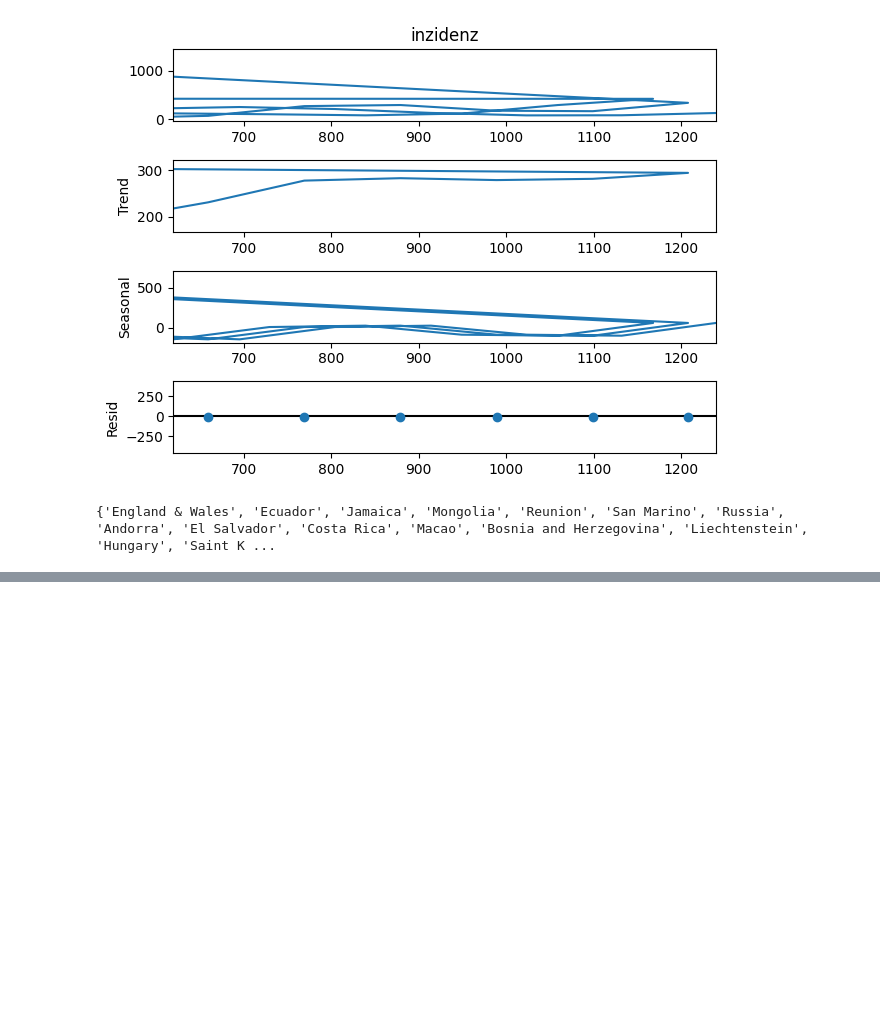
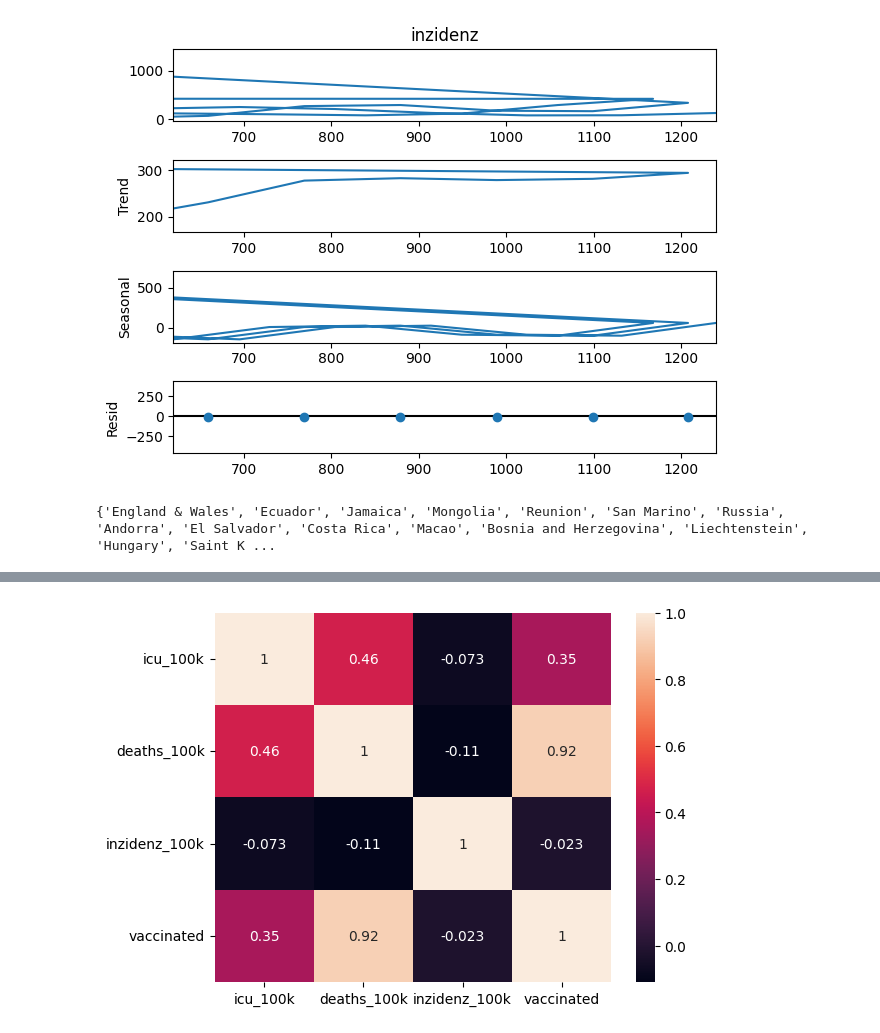
Before and after one commit to moshchev/smart_data, a Jupyter notebook: analyse.ipynb, the cells around one changed output, grey strips where cells are left out. Saved outputs shown, nothing was run; the diff lists cells and outputs as text; code cells hidden in the pictures; blank space fills up the shorter version.

```diff
--- a/analyse.ipynb
+++ b/analyse.ipynb
@@ -1241,0 +1283,12 @@ print(difference)
+# %%
+#Merged ICU, Mort, Inz, Vax
+merged_icu_mort_inz_vax = pd.merge(merged_hospitalizations_mort_inz, vax_monat, on=['location', 'year', 'month'], how='inner' )
+# Indizes
+columns_to_drop = [7, 9, 10, 11, 12]
+merged_icu_mort_inz_vax = merged_icu_mort_inz_vax.drop(merged_icu_mort_inz_vax.columns[columns_to_drop], axis=1)
+merged_icu_mort_inz_vax.rename(columns={'inzidenz': 'inzidenz_100k', 'value_per_100000':'icu_100k', 'gestorben': 'deaths'}, inplace=True)
+# Drop 0-Werte
+merged_icu_mort_inz_vax = merged_icu_mort_inz_vax[merged_icu_mort_inz_vax["deaths"] != 0]
+merged_icu_mort_inz_vax["deaths_100k"] = merged_icu_mort_inz_vax["deaths"] / 100000
+
+merged_icu_mort_inz_vax
@@ -1241,0 +1309,7 @@ print(difference)
+# %%
+# Group merged_icu_mort_inz_vax nach Location und Jahr + Aggregation
+merged_icu_mort_inz_vax_matrix = merged_icu_mort_inz_vax.drop(columns = ['deaths'])
+merged_icu_mort_inz_vax_matrix.rename(columns={'people_fully_vaccinated':'vaccinated'}, inplace=True)
+# %%
+aggr_merged_icu_mort_inz_vax_matrix = merged_icu_mort_inz_vax_matrix.groupby(['year','location']).agg({'icu_100k':'mean','deaths_100k':'sum','inzidenz_100k':'mean', 'vaccinated':'sum'}).reset_index()
+aggr_merged_icu_mort_inz_vax_matrix
@@ -1241,0 +1330,12 @@ print(difference)
+# %%
+# Heatmap aggr_merged_icu_mort_inz_vax_matrix für alle Länder
+# Korrelation berechnen
+corr_all_countries = aggr_merged_icu_mort_inz_vax_matrix.drop(['year', 'location'], axis=1).corr()
+
+# Heatmap erstellen
+sns.heatmap(corr_all_countries, xticklabels=corr_all_countries.columns, yticklabels=corr_all_countries.columns, annot=True)
+
+# Diagramm anzeigen
+plt.show()
+# %% [output]
+[figure, added]
```
Also changed, not shown: parts of 43 cells of this notebook.
